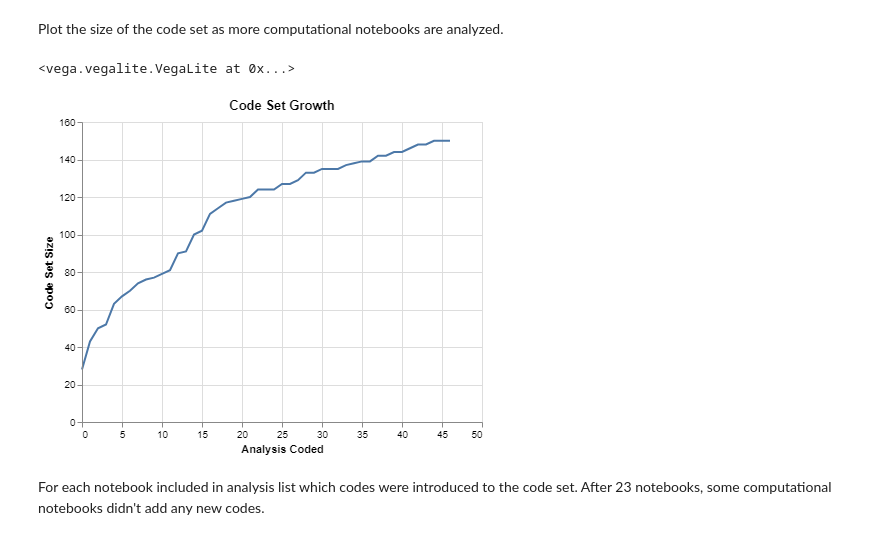
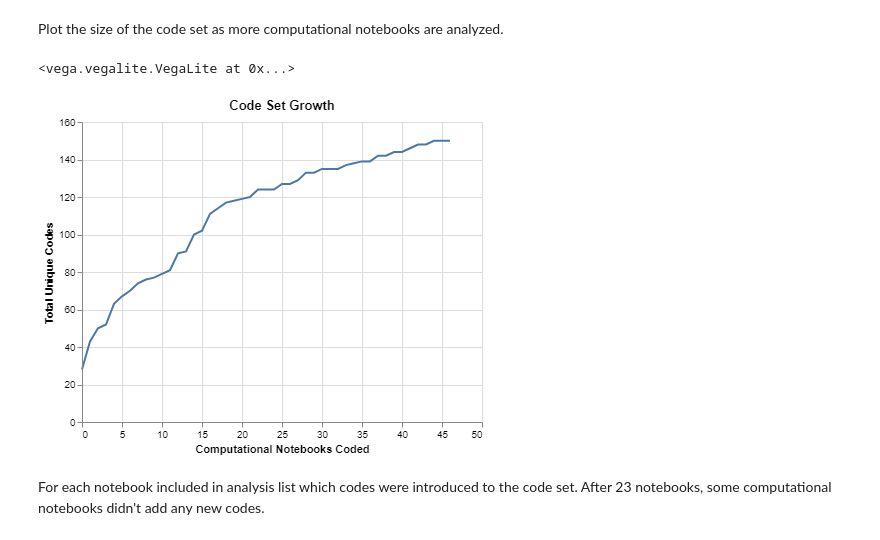
Before and after one commit to steve-kasica/table-scraps, a Jupyter notebook: summary.ipynb, the cells around one changed output. Drawn from its saved outputs; the diff is of its cells as text; code cells hidden in the pictures.

```diff
--- a/summary.ipynb
+++ b/summary.ipynb
@@ -199,13 +199,13 @@ Plot the size of the code set as more computational notebooks are analyzed.
 # %%
 alt.Chart(data = codesByArticle, title = 'Code Set Growth') \
     .mark_line() \
     .encode(
-        x = alt.X('coding order:Q', title="Analysis Coded"),
-        y = alt.Y('cumulative count:Q', title="Code Set Size")
+        x = alt.X('coding order:Q', title="Computational Notebooks Coded"),
+        y = alt.Y('cumulative count:Q', title="Total Unique Codes")
     )
 # %% [output]
 <vega.vegalite.VegaLite at 0x...>
-[figure, old version]
+[figure, new version]
 # %% [markdown]
 For each notebook included in analysis list which codes were introduced to the code set. After 23 notebooks, some computational notebooks didn't add any new codes.
 # %%
```
Also changed, not shown: parts of 8 cells of this notebook, 2 other files.
